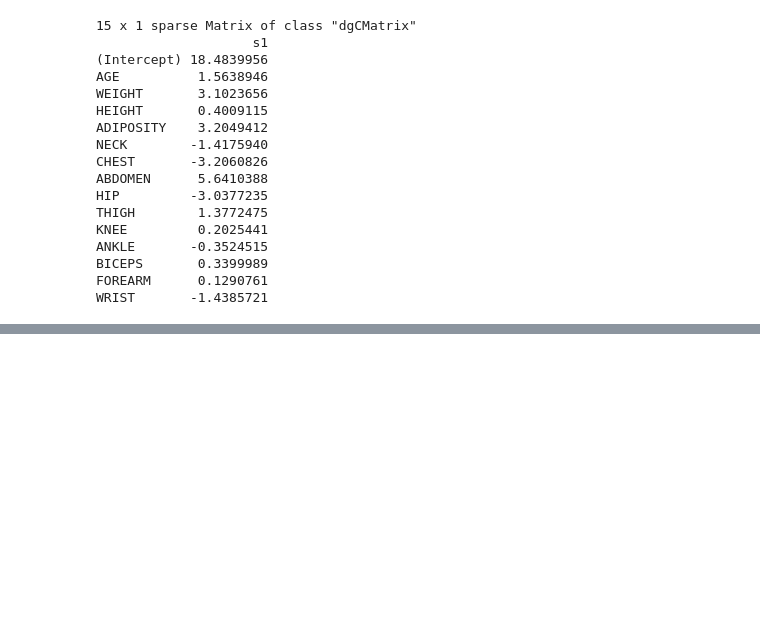
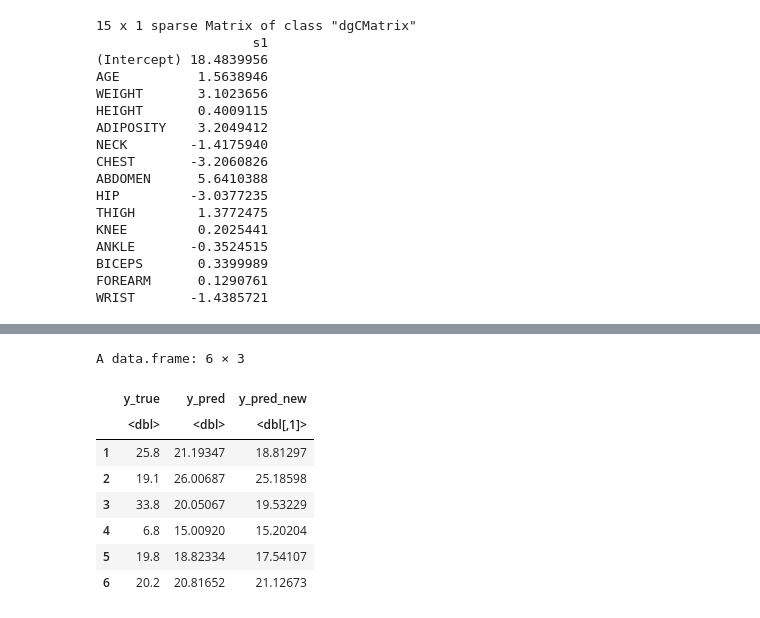
Before and after one commit to FIRerLeng/STAT628_M2-BodyFat, a Jupyter notebook: model/glmnet_regression.ipynb, the cells around one changed output, grey strips where cells are left out. Cells and saved outputs as stored; diff of their text form; code cells hidden in the pictures; blank space fills up the shorter version.

```diff
--- a/model/glmnet_regression.ipynb
+++ b/model/glmnet_regression.ipynb
@@ -83,0 +121,13 @@ write.csv(df, 'result.csv', row.names = FALSE)
+# %%
+df$y_pred_new <- pred_
+head(df)
+# %% [output]
+A data.frame: 6 × 3
+|  | y_true | y_pred | y_pred_new |
+|  | <dbl> | <dbl> | <dbl[,1]> |
+| 1 | 25.8 | 21.19347 | 18.81297 |
+| 2 | 19.1 | 26.00687 | 25.18598 |
+| 3 | 33.8 | 20.05067 | 19.53229 |
+| 4 | 6.8 | 15.00920 | 15.20204 |
+| 5 | 19.8 | 18.82334 | 17.54107 |
+| 6 | 20.2 | 20.81652 | 21.12673 |
```
Also changed, not shown: parts of 11 cells of this notebook, 3 other files.
